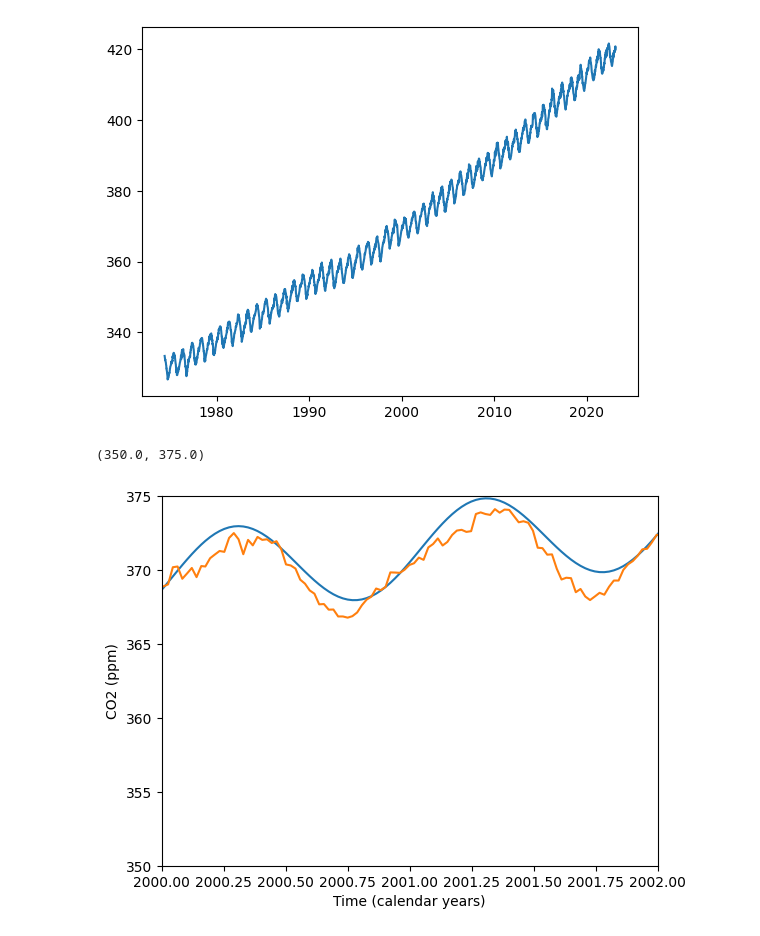
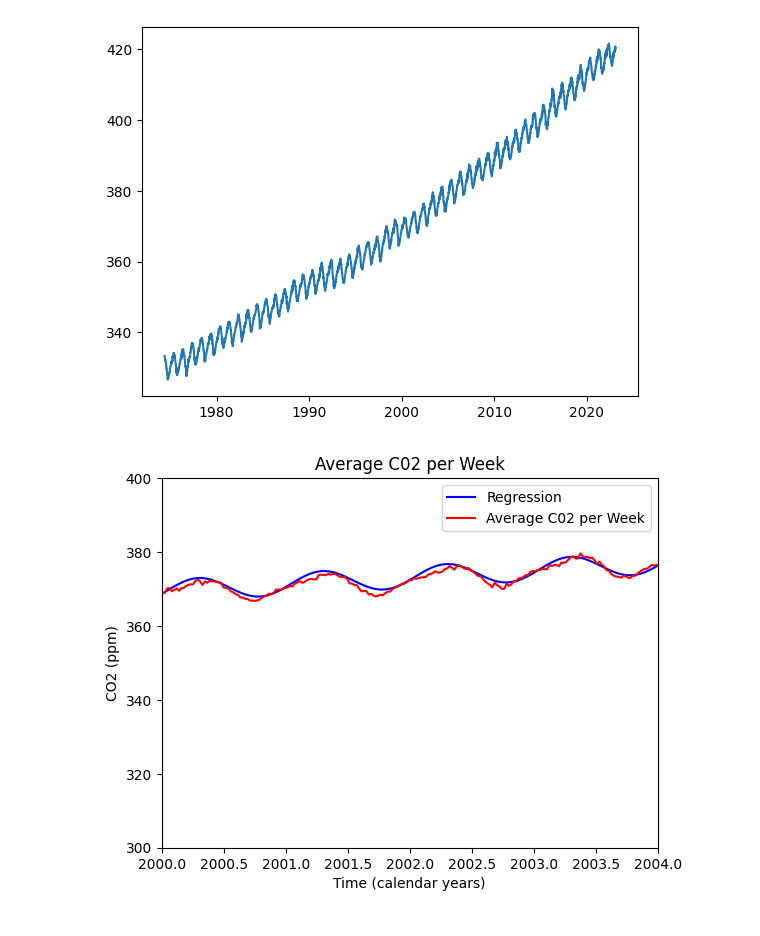
Before and after one commit to Noah-B-Reef/MAT4020-Homework7, a Jupyter notebook: MaunaLoa.ipynb, the cells around one changed output. Saved outputs shown, nothing was run; the diff lists cells and outputs as text; code cells hidden in the pictures.

```diff
--- a/MaunaLoa.ipynb
+++ b/MaunaLoa.ipynb
@@ -59,12 +59,13 @@ a = solver_output[0]
 # %%
 # plot the best fit model prediction
 plt.xlabel("Time (calendar years)")
 plt.ylabel("CO2 (ppm)")
-plt.plot(t, np.dot(A, a))
-plt.plot(t,y)
-plt.xlim(2000,2002)
-plt.ylim(350,375)
-#fig.savefig('demo.png', bbox_inches='tight')
+plt.plot(t, np.dot(A, a), label="Regression", color="blue")
+plt.plot(t,y, label="Average C02 per Week", color="red")
+plt.xlim(2000,2004)
+plt.ylim(300,400)
+plt.title("Average C02 per Week")
+plt.legend()
+plt.savefig('MaunaLoa.png', bbox_inches='tight')
 # %% [output]
-(350.0, 375.0)
-[figure, old version]
+[figure, new version]
```
Also changed, not shown: 4 other files.
